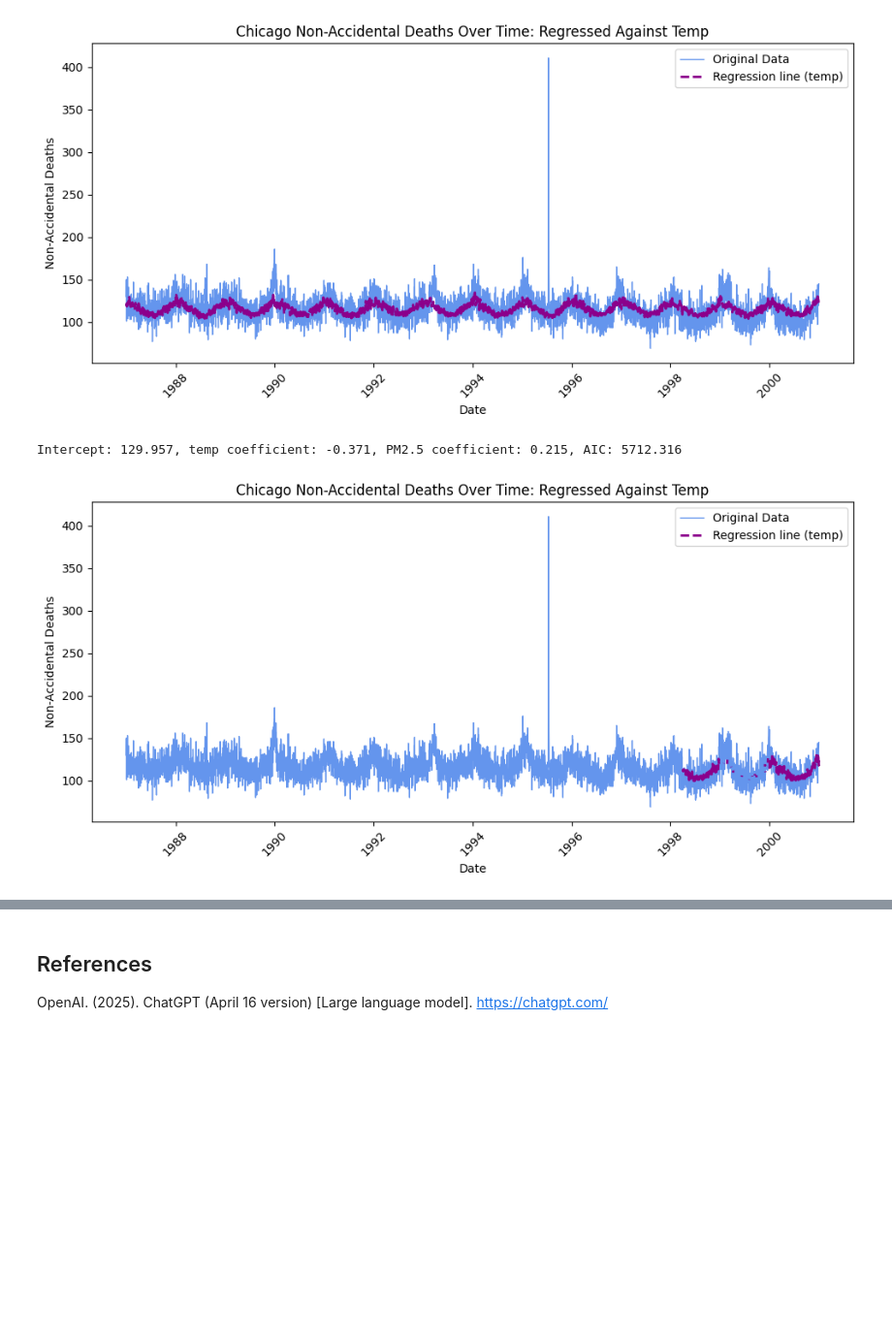
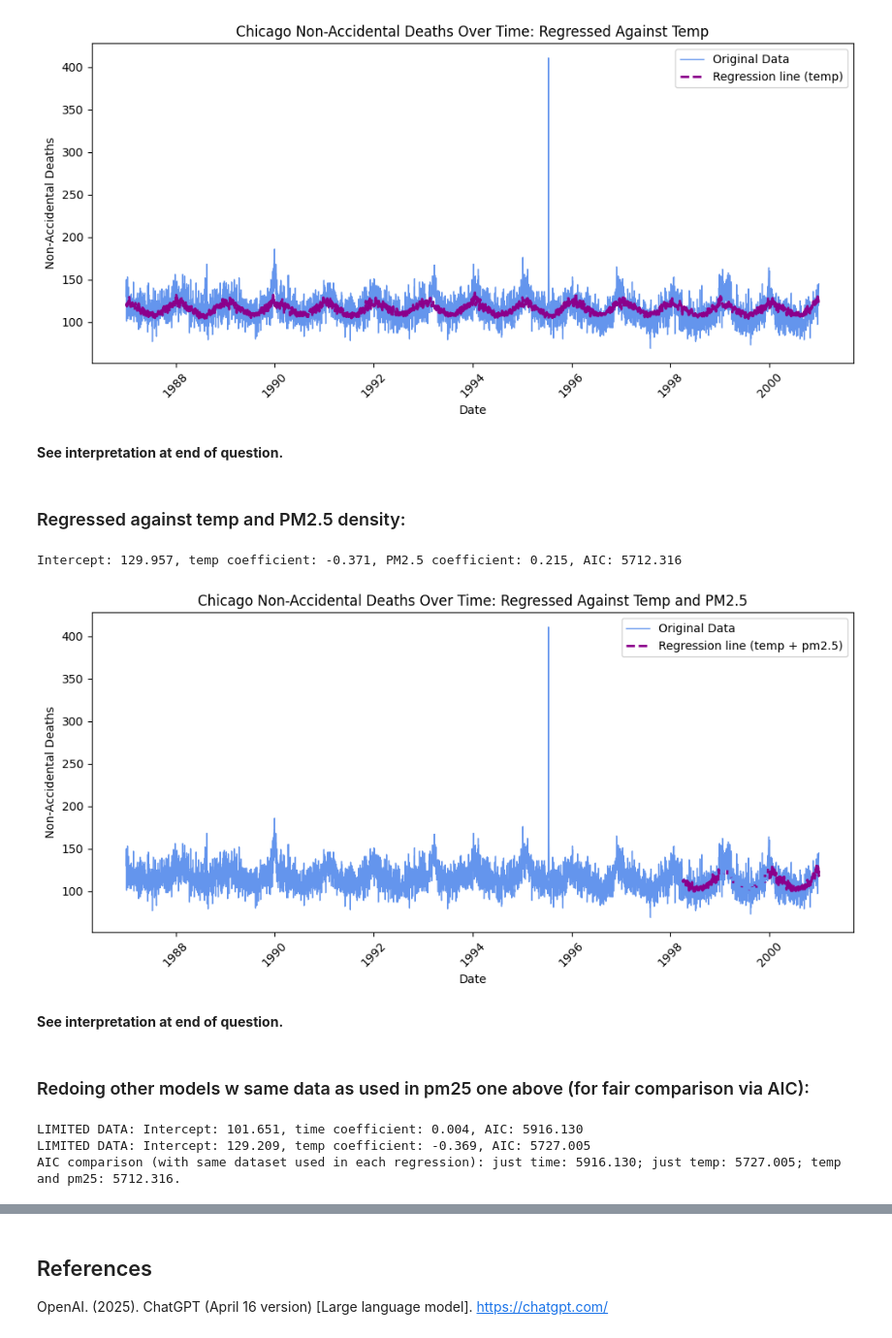
Before and after one commit to BEE4850-SP25/hw05-mcallen14, a Jupyter notebook: hw05.ipynb, the cells around one changed output, grey strips where cells are left out. Shown at 97% size. Cells and saved outputs as stored; diff of their text form; code cells hidden in the pictures; blank space fills up the shorter version.

Commit message:
basically final version of hw5; interpretation included

```diff
--- a/hw05.ipynb
+++ b/hw05.ipynb
@@ -774,40 +724,75 @@ plt.show()
 # %% [output]
 Intercept: 129.957, temp coefficient: -0.290, AIC: 41669.360
 [figure]
+# %% [markdown]
+**See interpretation at end of question.**
+# %% [markdown]
+### Regressed against temp and PM2.5 density:
 # %%
 # Expand your previous model by regressing deaths against temperature and PM2.5 density.
 # Report the coefficients and add this regression line to your plot.
 # deaths = b_0 + b_1 * temp + b_2 * pm2.5
 
 # Had to drop rows with missing values (several for pm 2.5):
 # Drop rows with missing values in the columns used for regression
-regression_data = chicago_dat[['death', 'tmpd', 'pm25median']].dropna()
+regression_data = chicago_dat[['Date', 'death', 'time', 'tmpd', 'pm25median']].dropna()
 
 # Define X and y for regression
 X = sm.add_constant(regression_data[['tmpd', 'pm25median']])
 y = regression_data['death']
 
 
 model = sm.OLS(y, X).fit()
 # print(model.summary())
 int_temp_pm25 = model.params[0]
 coef_temp = model.params[1]
 coef_pm25 = model.params[2]
 AIC_temp_pm25 =model.aic
 print(f'Intercept: {int_temp:.3f}, temp coefficient: {coef_temp:.3f}, PM2.5 coefficient: {coef_pm25:.3f}, AIC: {AIC_temp_pm25:.3f}')
 # Add the regression line to your plot
 plt.figure(figsize=(10, 5))
 plt.plot(chicago_dat["Date"], chicago_dat["death"], linewidth=1, color = 'cornflowerblue', label='Original Data')
 # deaths = b_0 + b_1 * time
 reg_line = int_temp + coef_temp*chicago_dat['tmpd'] +coef_pm25*chicago_dat['pm25median']
-plt.plot(chicago_dat["Date"], reg_line, linewidth=2, linestyle='--', color = 'darkmagenta', label = 'Regression line (temp)')
+plt.plot(chicago_dat["Date"], reg_line, linewidth=2, linestyle='--', color = 'darkmagenta', label = 'Regression line (temp + pm2.5)')
 plt.xlabel("Date")
 plt.ylabel("Non-Accidental Deaths")
-plt.title("Chicago Non-Accidental Deaths Over Time: Regressed Against Temp")
+plt.title("Chicago Non-Accidental Deaths Over Time: Regressed Against Temp and PM2.5")
 plt.xticks(rotation=45)
 plt.legend()
 plt.tight_layout()
 plt.show()
 # %% [output]
 Intercept: 129.957, temp coefficient: -0.371, PM2.5 coefficient: 0.215, AIC: 5712.316
-[figure, old version]
+[figure, new version]
+# %% [markdown]
+**See interpretation at end of question.**
+# %% [markdown]
+### Redoing other models w same data as used in pm25 one above (for fair comparison via AIC):
+# %%
+# Linearly regress the number of deaths against time and report the coefficients for the fitted model
+# deaths = b_0 + b_1 * time
+X = sm.add_constant(regression_data['time'])
+y = regression_data['death']
+model = sm.OLS(y, X).fit()
+# print(model.summary())
+int_time = model.params[0]
+coef_time = model.params[1]
+AIC_time = model.aic
+print(f'LIMITED DATA: Intercept: {int_time:.3f}, time coefficient: {coef_time:.3f}, AIC: {AIC_time:.3f}')
+
+# linearly regress the deaths data against temperature. Once again, report the coefficients, and add the regression line to your plot.
+# deaths = b_0 + b_1 * temp
+X = sm.add_constant(regression_data['tmpd'])
+y = regression_data['death']
+model = sm.OLS(y, X).fit()
+# print(model.summary())
+int_temp = model.params[0]
+coef_temp = model.params[1]
+AIC_temp = model.aic
+print(f'LIMITED DATA: Intercept: {int_temp:.3f}, temp coefficient: {coef_temp:.3f}, AIC: {AIC_temp:.3f}')
+print(f'AIC comparison (with same dataset used in each regression): just time: {AIC_time:.3f}; just temp: {AIC_temp:.3f}; temp and pm25: {AIC_temp_pm25:.3f}.')
+# %% [output]
+LIMITED DATA: Intercept: 101.651, time coefficient: 0.004, AIC: 5916.130
+LIMITED DATA: Intercept: 129.209, temp coefficient: -0.369, AIC: 5727.005
+AIC comparison (with same dataset used in each regression): just time: 5916.130; just temp: 5727.005; temp and pm25: 5712.316.
```
Also changed, not shown: parts of 25 cells of this notebook, 1 other file.
